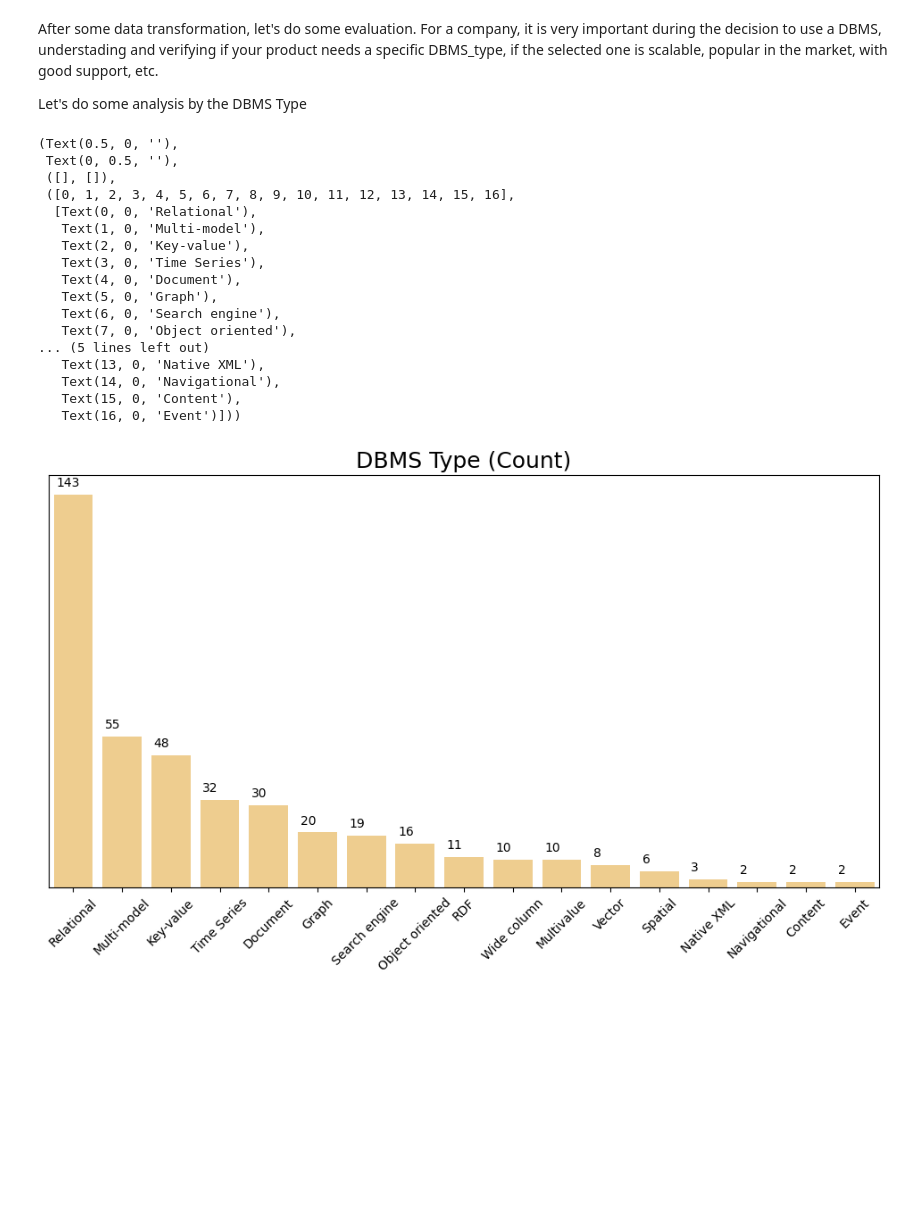
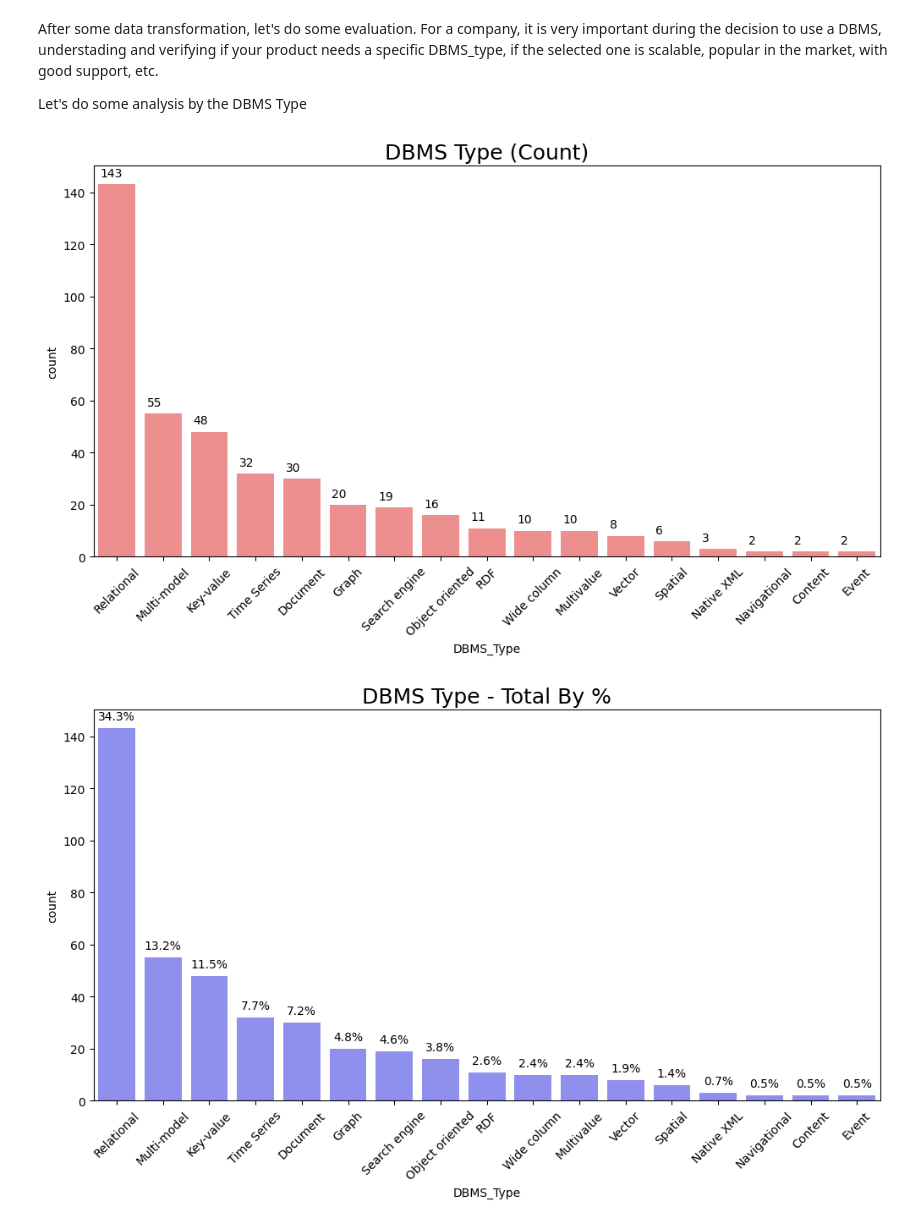
Before and after one commit to vaugsss/DataScience, a Jupyter notebook: DBMS.ipynb, the cells around one changed output. Drawn from its saved outputs; the diff is of its cells as text; code cells hidden in the pictures; blank space fills up the shorter version.

```diff
--- a/DBMS.ipynb
+++ b/DBMS.ipynb
@@ -302,29 +307,26 @@ Let's do some analysis by the DBMS Type
 # %%
 plt.figure(figsize=(12,6))
 
-plt.subplot(111)
 plt.title("DBMS Type (Count)", color='black', fontsize=18,)
-ax = sns.countplot(x='DBMS_Type', data=df, alpha=0.5, order=df['DBMS_Type'].value_counts().index, color='orange')
+ax = sns.countplot(x='DBMS_Type', data=df, alpha=0.5, order=df['DBMS_Type'].value_counts().index, color='red')
 
 for p in ax.patches:
         ax.annotate('{:.0f}'.format(p.get_height()), (p.get_x()+0.05, p.get_height()+3))
-plt.xlabel(None), plt.ylabel(None), plt.yticks([]), plt.xticks(rotation=45)
+plt.xticks(rotation=45);
 # %% [output]
-(Text(0.5, 0, ''),
- Text(0, 0.5, ''),
- ([], []),
- ([0, 1, 2, 3, 4, 5, 6, 7, 8, 9, 10, 11, 12, 13, 14, 15, 16],
-  [Text(0, 0, 'Relational'),
-   Text(1, 0, 'Multi-model'),
-   Text(2, 0, 'Key-value'),
-   Text(3, 0, 'Time Series'),
-   Text(4, 0, 'Document'),
-   Text(5, 0, 'Graph'),
-   Text(6, 0, 'Search engine'),
-   Text(7, 0, 'Object oriented'),
-... (5 lines left out)
-   Text(13, 0, 'Native XML'),
-   Text(14, 0, 'Navigational'),
-   Text(15, 0, 'Content'),
-   Text(16, 0, 'Event')]))
-[figure, old version]
+[figure, new version]
+# %%
+total = float(len(df['DBMS_Type']))
+
+plt.figure(figsize=(12,6))
+
+plt.title("DBMS Type - Total By %", color='black', fontsize=18,)
+ax = sns.countplot(x='DBMS_Type', data=df, alpha=0.5, order=df['DBMS_Type'].value_counts().index, color='blue')
+
+for p in ax.patches:
+        height = p.get_height()
+        percentage = '{:.1f}%'.format((height/total)*100)
+        ax.annotate(percentage, (p.get_x()+p.get_width()/2., height), ha="center", va="bottom", fontsize=10, color='black', xytext=(0, 5), textcoords='offset points')
+plt.xticks(rotation=45);
+# %% [output]
+[figure, added]
```
Also changed, not shown: parts of 6 cells of this notebook.
